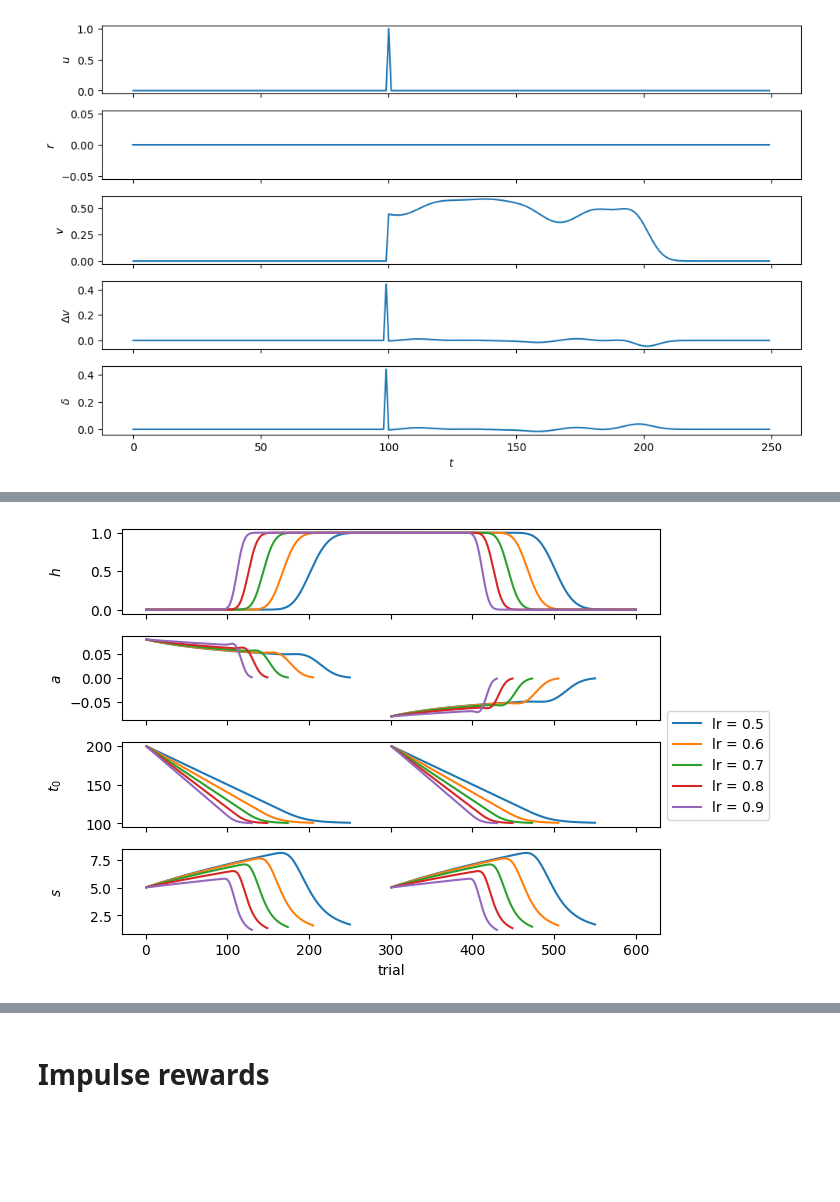
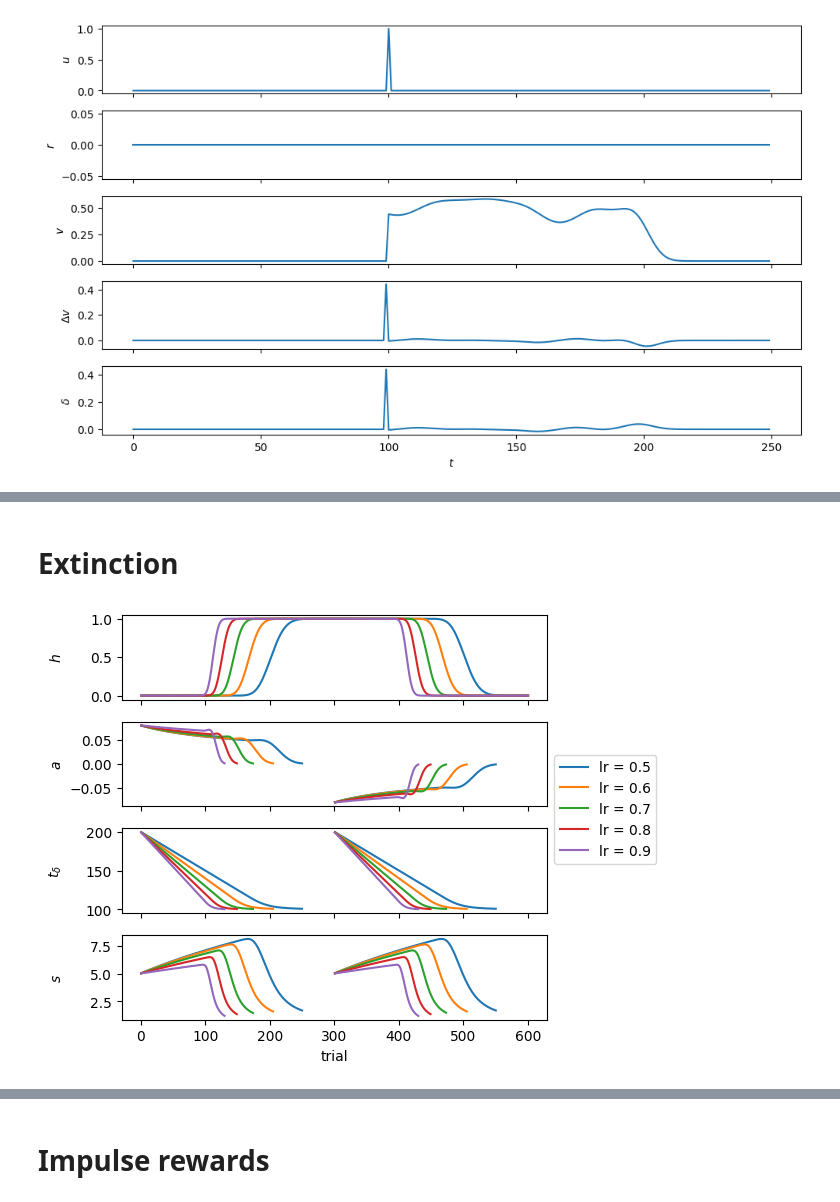
Before and after one commit to mavoeh/RL_hw1, a Jupyter notebook: homework1.ipynb, the cells around one changed output, grey strips where cells are left out. Drawn from its saved outputs; the diff is of its cells as text; code cells hidden in the pictures; blank space fills up the shorter version.

```diff
--- a/homework1.ipynb
+++ b/homework1.ipynb
@@ -233,33 +255,36 @@ plt.show()
+# %% [markdown]
+# Extinction
 # %%
 prop_cycle = plt.rcParams['axes.prop_cycle']
 colors = prop_cycle.by_key()['color']
 
 T = 250
 n_trials = 600
 trials = np.array(range(n_trials+1))
 t_array = np.arange(T, dtype=int)
 timespread = 5
 
 fig, axs = plt.subplots(4, 1, sharex=True)
 for j, lr in enumerate(np.arange(0.5,1,0.1)):
     u, r, v, delta_v, delta, w, popt = simulate_with_extinction(t_array, timespread, n_trials, 250, lr)
 
-    labels = ["$h$", "$a$", "$t_0$", "$s$"]
+    labels = ["$h$", "$a$", "$t_\delta$", "$s$"]
     for i in range(4):
         if i == 0:
             axs[i].plot(trials[1:], popt[1:,i], label = f"lr = {lr:.1f}", c=colors[j])
         else:
             axs[i].plot(trials[1:n_trials//2][np.abs(popt[1:n_trials//2,1]) > 1e-3], popt[1:n_trials//2,i][np.abs(popt[1:n_trials//2,1]) > 1e-3],
                         c=colors[j],
                         label = f"lr = {lr:.1f}")
             axs[i].plot(trials[n_trials//2:][np.abs(popt[n_trials//2:,1]) > 1e-3], popt[n_trials//2:,i][np.abs(popt[n_trials//2:,1]) > 1e-3], c=colors[j])
         axs[i].set_ylabel(labels[i])
     axs[-1].set_xlabel("trial")
 
 fig.tight_layout()
 fig.align_labels(axs)
-axs[2].legend(loc="lower left", bbox_to_anchor=(1,0))
-
+axs[2].legend(loc="lower left", bbox_to_anchor=(1,0.5))
+fig.subplots_adjust(right=0.8)
+fig.savefig("extinction.pdf")
 plt.show()
 # %% [output]
-[figure, old version]
+[figure, new version]
```
Also changed, not shown: parts of 13 cells of this notebook, 9 other files.
